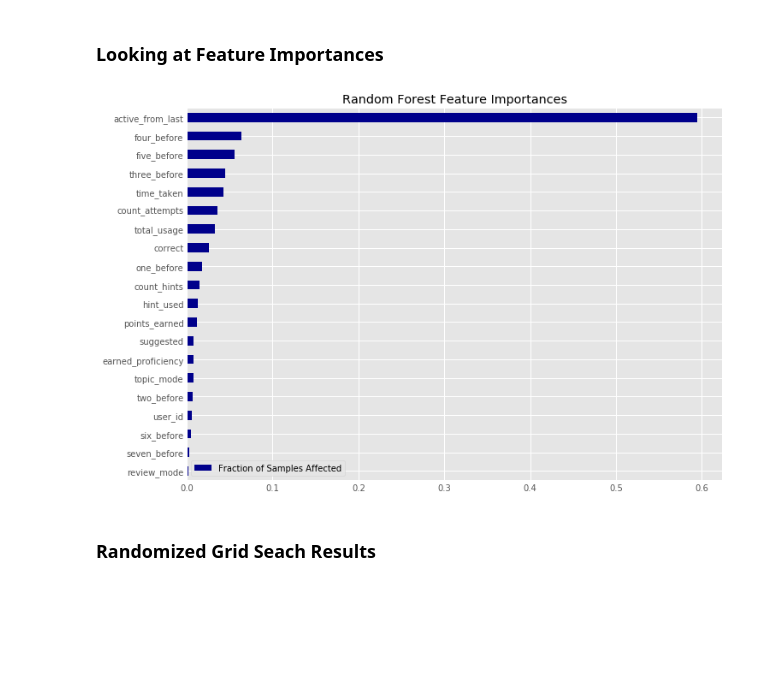
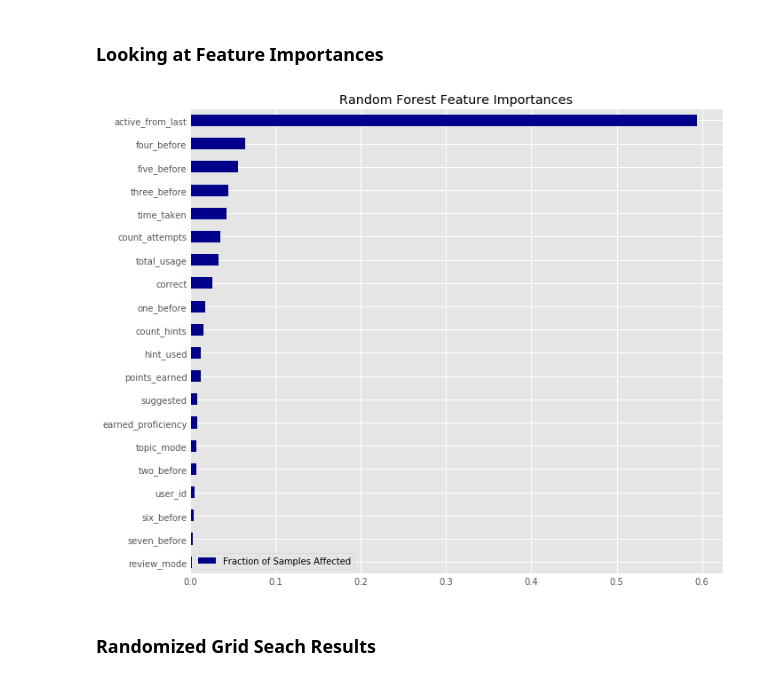
Before and after one commit to branlindsey/junyi_app_user, a Jupyter notebook: Random_Forest_Model-Final.ipynb, the cells around one changed output. Cells and saved outputs as stored; diff of their text form; code cells hidden in the pictures; blank space fills up the shorter version.

```diff
--- a/Random_Forest_Model-Final.ipynb
+++ b/Random_Forest_Model-Final.ipynb
@@ -113,11 +113,12 @@ fig.savefig('images/rfroc.png')
 # %%
 feat_scores = pd.DataFrame({'Fraction of Samples Affected' : rfc.feature_importances_},
                            index=data.columns.values[:-1])
 feat_scores = feat_scores.sort_values(by='Fraction of Samples Affected')
 feat_scores.plot(kind='barh', figsize=(10,8), color='darkblue', title='Random Forest Feature Importances', )
+plt.tight_layout()
 plt.savefig('images/rffi.png')
 # %% [output]
-[figure, old version]
+[figure, new version]
 # %% [markdown]
 ### Randomized Grid Seach Results
 # %%
```
Also changed, not shown: 3 other files.
